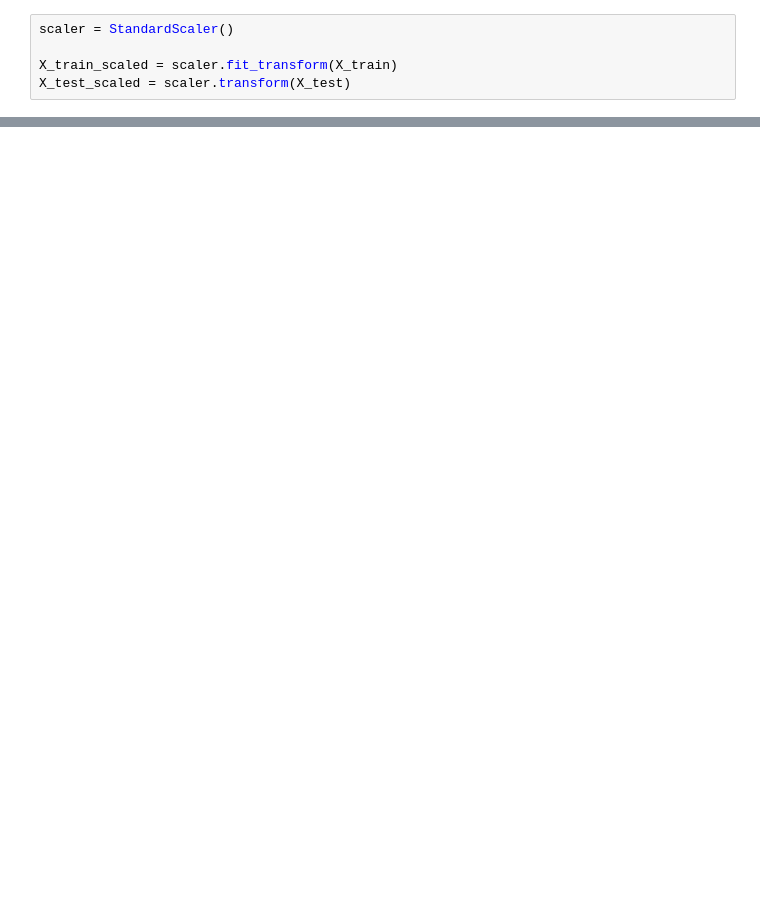
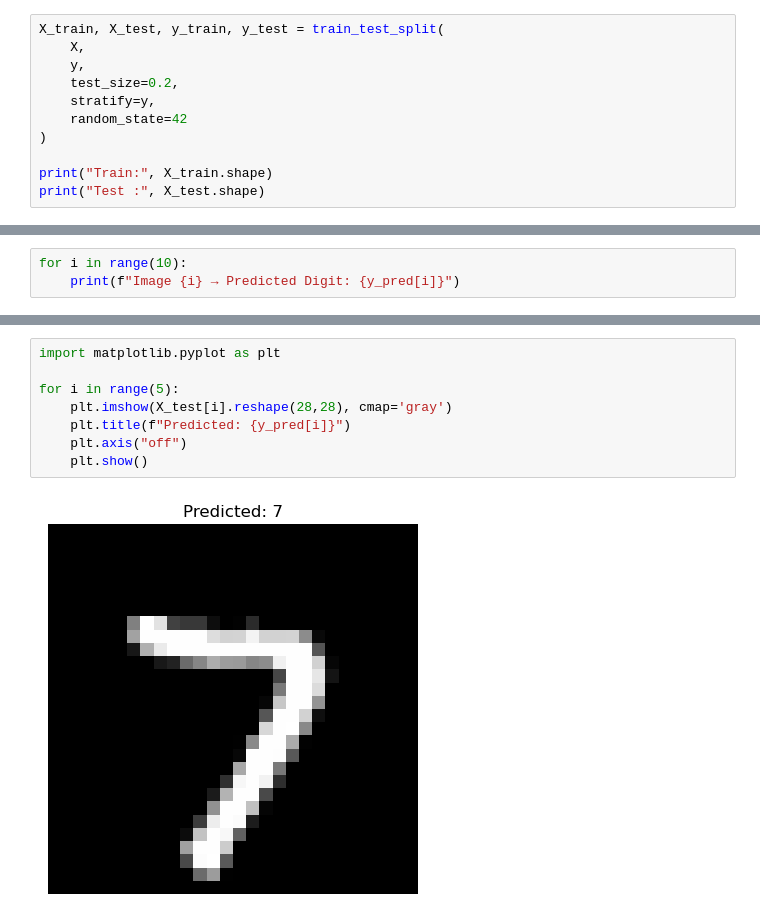
Before and after one commit to GaziWani1/mnist, a Jupyter notebook: five model/code.ipynb, the cells around one changed output, grey strips where cells are left out. Cells and saved outputs as stored; diff of their text form; blank space fills up the shorter version.

```diff
--- a/five model/code.ipynb
+++ b/five model/code.ipynb
@@ -62,5 +62,11 @@ print(X_test.shape)
 # %%
-scaler = StandardScaler()
+X_train, X_test, y_train, y_test = train_test_split(
+    X,
+    y,
+    test_size=0.2,
+    stratify=y,
+    random_state=42
+)
 
-X_train_scaled = scaler.fit_transform(X_train)
-X_test_scaled = scaler.transform(X_test)
+print("Train:", X_train.shape)
+print("Test :", X_test.shape)
@@ -262,0 +290,3 @@ plt.show()
+# %%
+for i in range(10):
+    print(f"Image {i} → Predicted Digit: {y_pred[i]}")
@@ -262,0 +304,10 @@ plt.show()
+# %%
+import matplotlib.pyplot as plt
+
+for i in range(5):
+    plt.imshow(X_test[i].reshape(28,28), cmap='gray')
+    plt.title(f"Predicted: {y_pred[i]}")
+    plt.axis("off")
+    plt.show()
+# %% [output]
+[figure, added]
```
Also changed, not shown: parts of 20 cells of this notebook, 33 other files.
